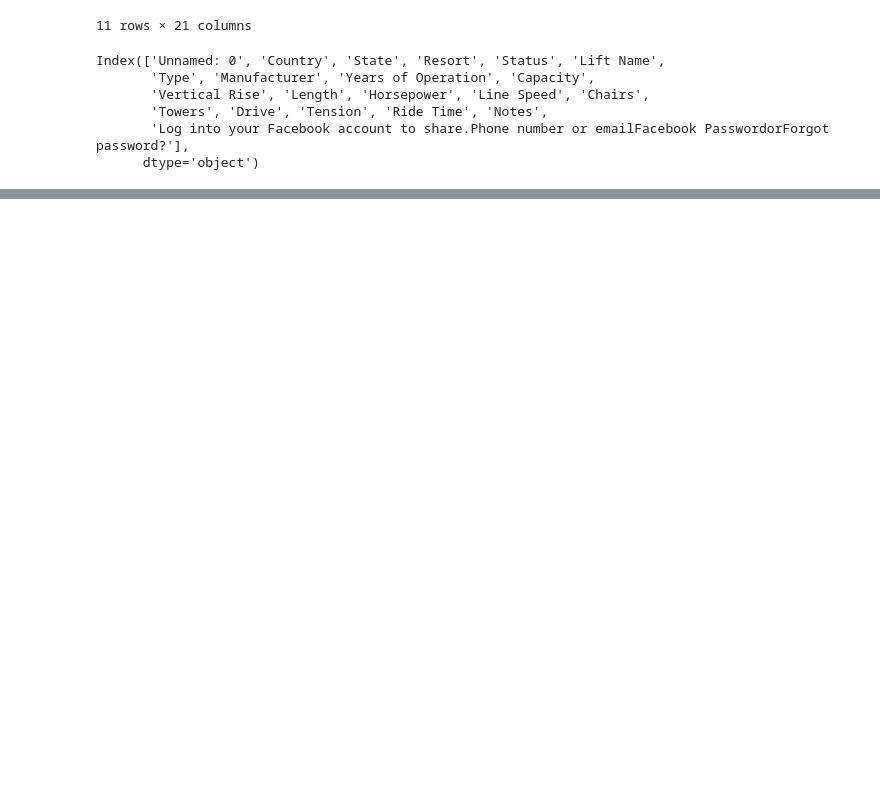
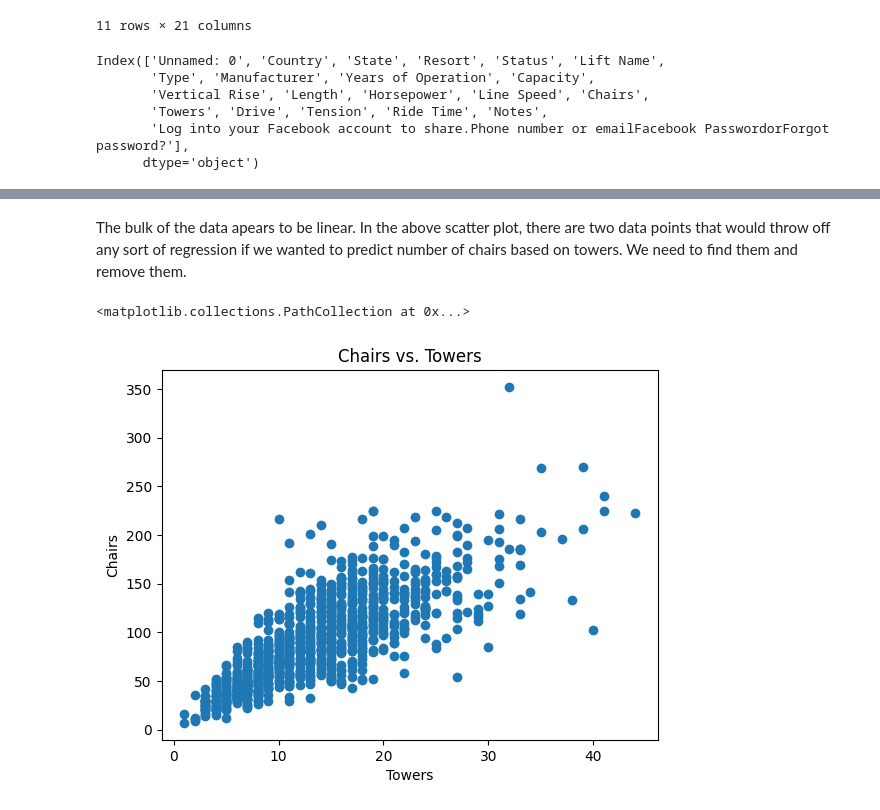
Before and after one commit to aolszewski93/ski-lift-database, a Jupyter notebook: ski_lift_investigation.ipynb, the cells around one changed output, grey strips where cells are left out. Saved outputs shown, nothing was run; the diff lists cells and outputs as text; code cells hidden in the pictures; blank space fills up the shorter version.

```diff
--- a/ski_lift_investigation.ipynb
+++ b/ski_lift_investigation.ipynb
@@ -53,0 +141,15 @@ The following needs to be done to make use of the data:
+# %% [markdown]
+The bulk of the data apears to be linear.  In the above scatter plot, there are two data points that would throw off any sort of regression if we wanted to predict number of chairs based on towers.  We need to find them and remove them.
+# %%
+df_us_chairs_cleaned = df_us_chair_data[df_us_chair_data['Towers'] < 57]
+# %%
+# plot chairs vs. towers
+towers = df_us_chairs_cleaned['Towers']
+chairs = df_us_chairs_cleaned['Chairs']
+plt.title('Chairs vs. Towers')
+plt.xlabel('Towers')
+plt.ylabel('Chairs')
+plt.scatter(towers, chairs)
+# %% [output]
+<matplotlib.collections.PathCollection at 0x...>
+[figure, added]
```
Also changed, not shown: parts of 12 cells of this notebook.
